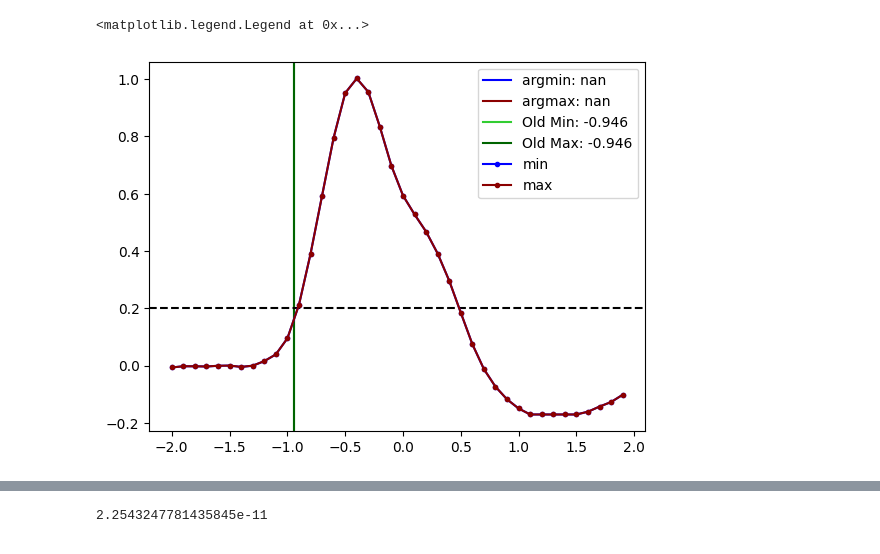
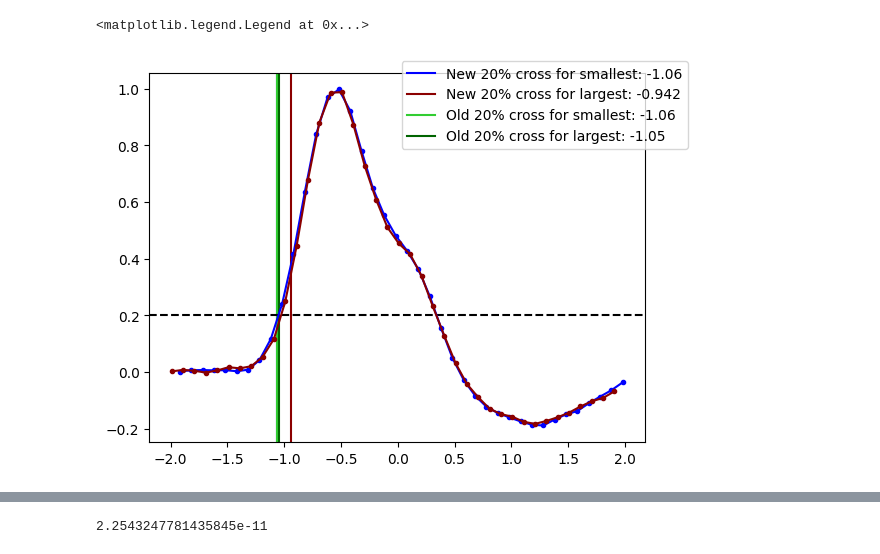
Before and after one commit to leonardolanteri/ETL_TestingDAQ, a Jupyter notebook: notebooks/mcp_manual_fitter_2.ipynb, the cells around one changed output, grey strips where cells are left out. Drawn from its saved outputs; the diff is of its cells as text; code cells hidden in the pictures.

Commit message:
workng mcp fitting algorithm except for timeoffset is a mystery

```diff
--- a/notebooks/mcp_manual_fitter_2.ipynb
+++ b/notebooks/mcp_manual_fitter_2.ipynb
@@ -167,45 +192,60 @@ old = uproot.open(
 old_lp2 = old.LP2_20[:,1]
 old_amp = -old.amp[:,1]/1000
 old_baseline = old.baseline[:,1]/1000
-big_peak_mask = old_amp < -0.54
-old_big_amps = old_amp[big_peak_mask]
-old_big_lp2 = old_lp2[big_peak_mask]
+old_toff = old.timeoffsets[:,1]*1e9
+
+conv_old = uproot.open(
+"/home/users/hswanson13/ETL_TestingDAQ/unit_test/asserted_output/run_5100/converted_run5100.root")["pulse"].arrays()
+nano_times = conv_old.time[:,0]*1e9
+
+# big_peak_mask = (old_amp > -0.3) & (old_amp <-0.29)
 
 ## Large Amplitudes
 mcp_data = lecroy.LecroyReader("/home/users/hswanson13/ETL_TestingDAQ/unit_test/input_data/run_5100/C2--Trace5100.trc")
-nano = np.array([np.arange(-25, 25+0.2, 0.1) for i in range(len(mcp_data.x))])
-volts = mcp_data.y
+nano, volts = mcp.MCPSignalScaler.normalize(nano_times.to_numpy(), mcp_data.y)
+peak_xs, peak_ys = mcp.MCPSignalScaler._calc_mcp_peaks(nano, mcp_data.y)
+baselines = mcp.MCPSignalScaler._calc_baselines(nano, mcp_data.y, peak_xs, peak_ys)
 
+big_peak_mask = (peak_ys > -0.3) & (peak_ys <-0.29)
+big_ns = nano[big_peak_mask]
+big_v = volts[big_peak_mask]
+old_big_amps = old_amp[big_peak_mask]
+big_baselines = baselines[big_peak_mask]
+big_peak_ys = peak_ys[big_peak_mask]
+big_ys = mcp_data.y[big_peak_mask]
+big_toff = old_toff[big_peak_mask]
 
-v_mins = old_baseline[:,np.newaxis]
-v_maxs = old_amp[:,np.newaxis]
-volts_scaled = (volts - v_mins) / (v_maxs-v_mins)
+time_L20 = linear_interpolation(big_ns, big_v, peak_xs[big_peak_mask])
 
-big_ns = nano[big_peak_mask]
-big_v = volts_scaled[big_peak_mask]
+plt.axvline(time_L20[np.argmin(time_L20)], label=f'New 20% cross for smallest: {time_L20[np.argmin(time_L20)]:.3}', color='blue')
+plt.axvline(time_L20[np.argmax(time_L20)], label=f'New 20% cross for largest: {time_L20[np.argmax(time_L20)]:.3}', color='darkred')
 
-time_L20 = linear_interpolation(big_ns, big_v, old_big_lp2*1e9)
-
-print(time_L20)
-print(np.argmin(time_L20))
-print(np.argmax(time_L20))
-
-plt.axvline(time_L20[np.argmin(time_L20)], label=f'argmin: {time_L20[np.argmin(time_L20)]:.3}', color='blue')
-plt.axvline(time_L20[np.argmax(time_L20)], label=f'argmax: {time_L20[np.argmax(time_L20)]:.3}', color='darkred')
-
-plt.axvline(old_lp2[big_peak_mask][np.argmin(time_L20)]*1e9, label=f'Old Min: {old_lp2[big_peak_mask][np.argmin(time_L20)]*1e9:.3}', color='limegreen')
-plt.axvline(old_lp2[big_peak_mask][np.argmax(time_L20)]*1e9, label=f'Old Max: {old_lp2[big_peak_mask][np.argmax(time_L20)]*1e9:.3}', color='darkgreen')
+plt.axvline(old_lp2[big_peak_mask][np.argmin(time_L20)]*1e9, label=f'Old 20% cross for smallest: {old_lp2[big_peak_mask][np.argmin(time_L20)]*1e9:.3}', color='limegreen')
+plt.axvline(old_lp2[big_peak_mask][np.argmax(time_L20)]*1e9, label=f'Old 20% cross for largest: {old_lp2[big_peak_mask][np.argmax(time_L20)]*1e9:.3}', color='darkgreen')
 
 plt.axhline(0.2, color="black", linestyle='--')
-i_plot = 36 #argmin
+i_plot = 0 #argmin
 view_window = (big_ns[i_plot] < 2) & (big_ns[i_plot] > -2)
 
-plt.plot(big_ns[np.argmin(time_L20)][view_window],
-         big_v[np.argmin(time_L20)][view_window], marker='.', label='min', color='blue')
-plt.plot(big_ns[np.argmax(time_L20)][view_window],
-         big_v[np.argmax(time_L20)][view_window], marker='.', label='max', color='darkred')
+plt.plot(big_ns[np.argmin(time_L20)][view_window] + big_toff[np.argmin(time_L20)],
+         big_v[np.argmin(time_L20)][view_window], marker='.', color='blue')
+plt.plot(big_ns[np.argmax(time_L20)][view_window] + big_toff[np.argmax(time_L20)],
+         big_v[np.argmax(time_L20)][view_window], marker='.', color='darkred')
 
-plt.legend()
+print('-----------')
+print(big_toff[np.argmax(time_L20)])
+print(big_toff[np.argmin(time_L20)])
 
-# find difference in peak times
+plt.legend(bbox_to_anchor=(1.1, 1.05))
+
+# plt.clf()
+
+# plt.plot(big_ns[np.argmin(time_L20)][view_window],
+#          big_ys[np.argmin(time_L20)][view_window], marker='.', color='blue')
+# plt.plot(big_ns[np.argmax(time_L20)][view_window],
+#          big_ys[np.argmax(time_L20)][view_window], marker='.', color='darkred')
+
+# x_center = np.take(big_ns[np.argmax(time_L20)], big_ns[np.argmax(time_L20)].size // 2)
+# y_center = np.take(big_ys[np.argmax(time_L20)], big_ys[np.argmax(time_L20)].size // 2)
+# plt.scatter(x_center, y_center, s=80, facecolors='none', edgecolors='r')
 # %% [output]
@@ -217,2 +257,2 @@ plt.legend()
 <matplotlib.legend.Legend at 0x...>
-[figure, old version]
+[figure, new version]
```
Also changed, not shown: parts of 8 cells of this notebook, 6 other files.
